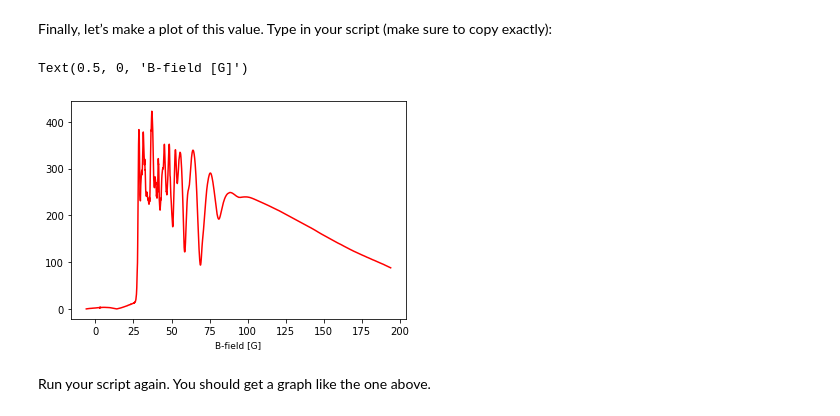
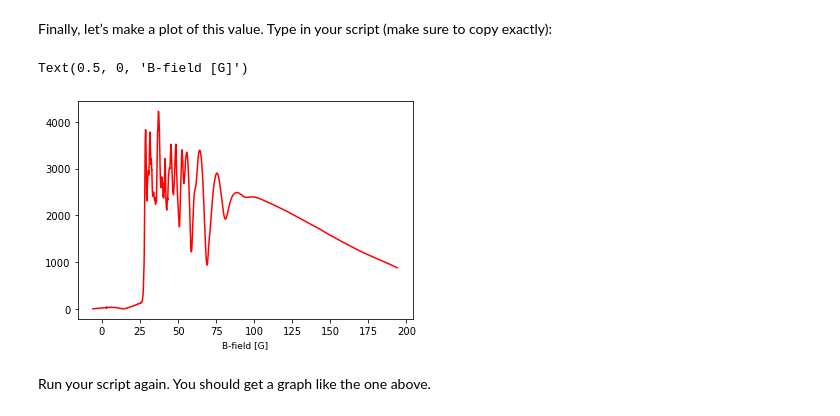
Before and after one commit to Bryn-Mawr-Plasma-Laboratory/bmplib, a Jupyter notebook: notebooks/BMPL Data Analysis Tutorial.ipynb, the cells around one changed output. Saved outputs shown, nothing was run; the diff lists cells and outputs as text; code cells hidden in the pictures.

```diff
--- a/notebooks/BMPL Data Analysis Tutorial.ipynb
+++ b/notebooks/BMPL Data Analysis Tutorial.ipynb
@@ -115,11 +112,11 @@ btot_average = btot_average/10.0
 # %% [markdown]
 Finally, let’s make a plot of this value. Type in your script (make sure to copy exactly):
 # %%
-plt.plot(shot[0][1:],btot_average,color='red',linewidth=1.5,label='Btot')
+plt.plot(shot[0][1:],shot[7],color='red',linewidth=1.5,label='Btot')
 plt.xlabel('Time [us]',fontsize=9)
 plt.xlabel('B-field [G]',fontsize=9)
 # %% [output]
 Text(0.5, 0, 'B-field [G]')
-[figure, old version]
+[figure, new version]
 # %% [markdown]
 Run your script again. You should get a graph like the one above.
```
Also changed, not shown: parts of 2 cells of this notebook, 3 other files.
